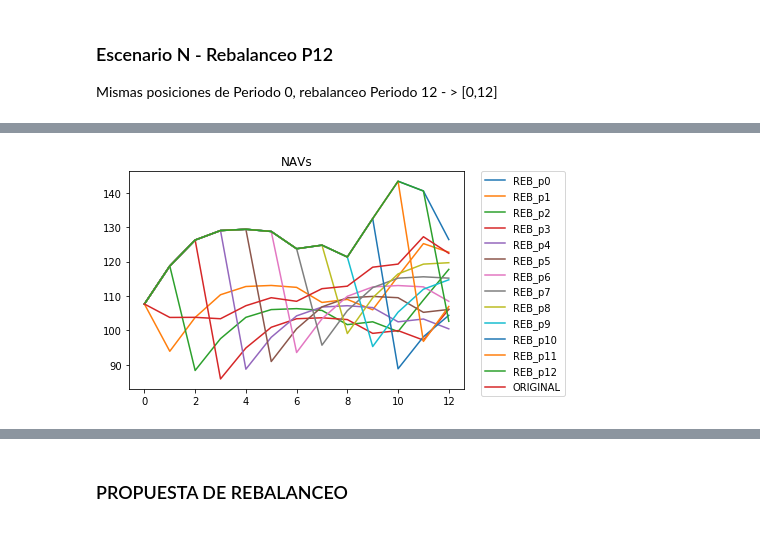
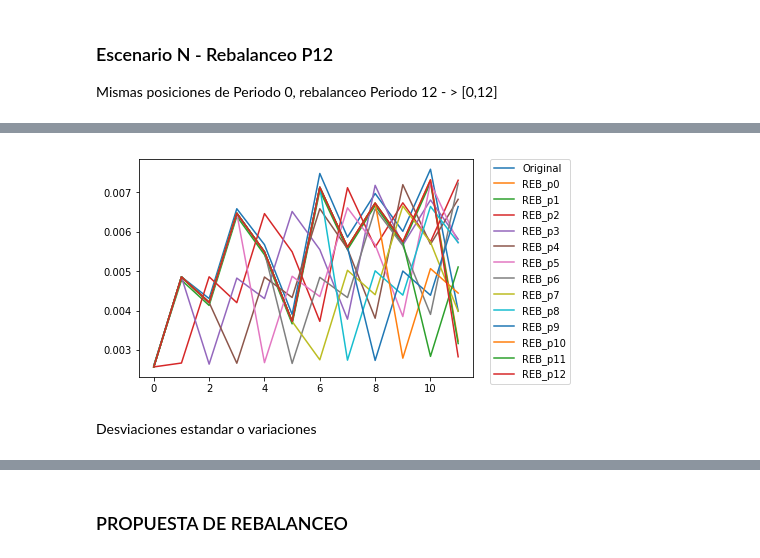
Before and after one commit to Marisolcantarero95/TRADING, a Jupyter notebook: Lab1_EqA/A_myst_Laboratorio1.ipynb, the cells around one changed output, grey strips where cells are left out. Cells and saved outputs as stored; diff of their text form; code cells hidden in the pictures.

```diff
--- a/Lab1_EqA/A_myst_Laboratorio1.ipynb
+++ b/Lab1_EqA/A_myst_Laboratorio1.ipynb
@@ -285,11 +268,0 @@ Prices_F.head()
-# %%
-def nav1(precios,narch):
-    nav1 = []
-    for i in range(narch):
-        quitar = list(set(Prices_F.index)-set(tickers[0]))
-        mult = Prices_F['Holdings'+str(i)+''].drop(quitar) * Shares['Holdings'+str(0)+''].drop(quitar)
-        mult.loc['USD'] = mult.loc['USD']/100
-        nav1.append((sum(mult)) / str_to_float(shares)[i])
-    return nav1
-navB = nav1(Prices_F,narch)
-navB
@@ -310 +290,3 @@ navB
+# %%
+NAVs_diario1,nav_mes1,Rends_diario1,Rends_mensual1,Dsv_mensual1,Sharpe_mensual1 = nav1(narch)
 # %% [markdown]
@@ -583,7 +395,0 @@ navN
-# %%
-NAVs = pd.DataFrame()
-Rends = pd.DataFrame()
-for i in range(narch):
-    NAVs['REB_p'+str(i)+''] = nav2(narch,i)
-    Rends['REB_p'+str(i)+''] = Rend(narch, nav2(narch,i))
-NAVs
@@ -604,0 +396,16 @@ NAVs
+# %%
+Rends = pd.DataFrame()
+Stds = pd.DataFrame()
+Sharpe= pd.DataFrame()
+Rends['Original'] = Rends_mensual
+Stds['Original'] = Dsv_mensual
+Sharpe['Original'] = Sharpe_mensual
+Rends['REB_p0'] = Rends_mensual1
+Stds['REB_p0'] = Dsv_mensual1
+Sharpe['REB_p0'] = Sharpe_mensual1
+for i in range(narch-1):
+    i+=1
+    NAVs_diario,nav_mes,Rends_diario,Rends_mensual,Dsv_mensual,Sharpe_mensual = nav2(narch,i)
+    Rends['REB_p'+str(i)+''] = Rends_mensual
+    Stds['REB_p'+str(i)+''] = Dsv_mensual
+    Sharpe['REB_p'+str(i)+''] = Sharpe_mensual
@@ -621,10 +430,11 @@ Rends
 # %%
-Idx = NAVs.columns
+h=Rends
+Idx = h.columns
 for i in range(len(Idx)):
-    plt.plot(NAVs['REB_p'+str(i)+''], label = Idx[i])
-plt.plot(navA, label='ORIGINAL')
-plt.title('NAVs')
+    plt.plot(h[h.columns[i]], label = Idx[i])
 plt.legend(bbox_to_anchor=(1.05, 1), loc=2, borderaxespad=0.)
 plt.show()
 # %% [output]
-[figure, old version]
+[figure, new version]
+# %% [markdown]
+Desviaciones estandar o variaciones
```
Also changed, not shown: parts of 74 cells of this notebook.
